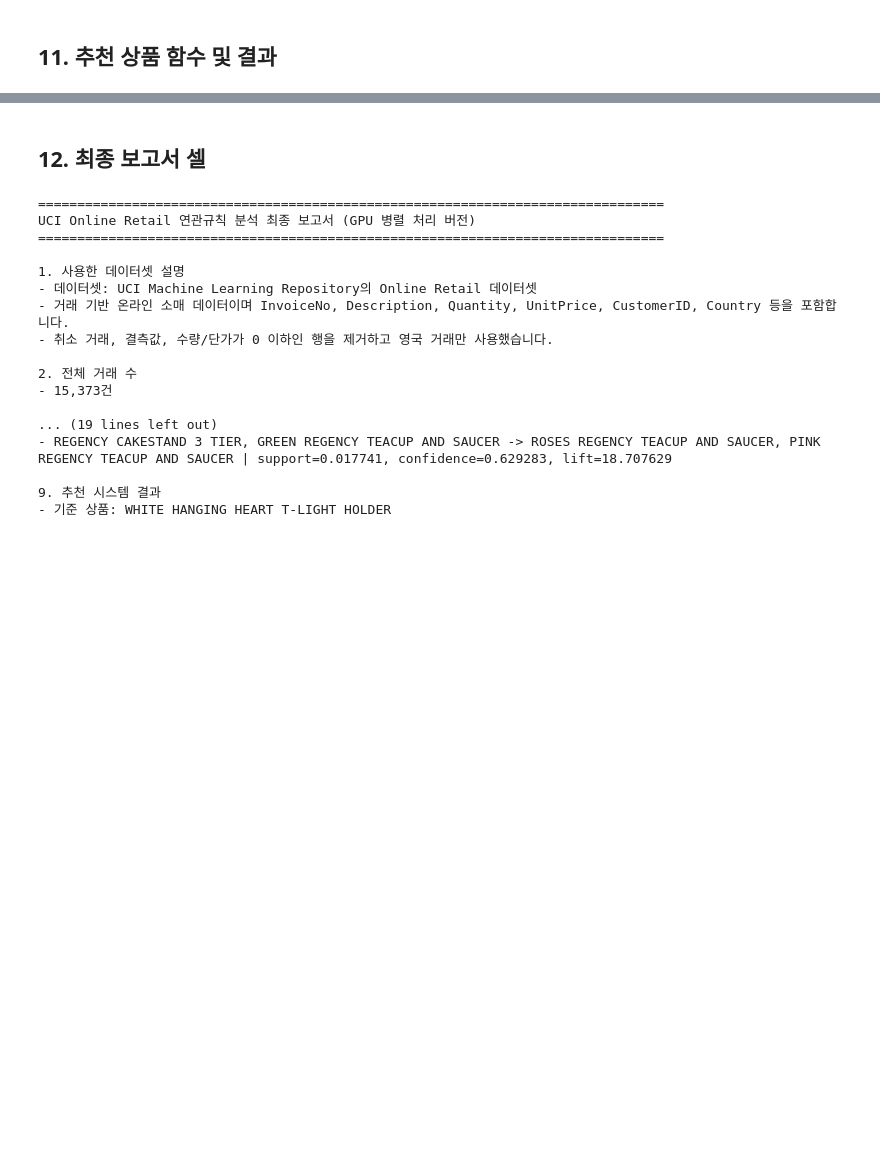
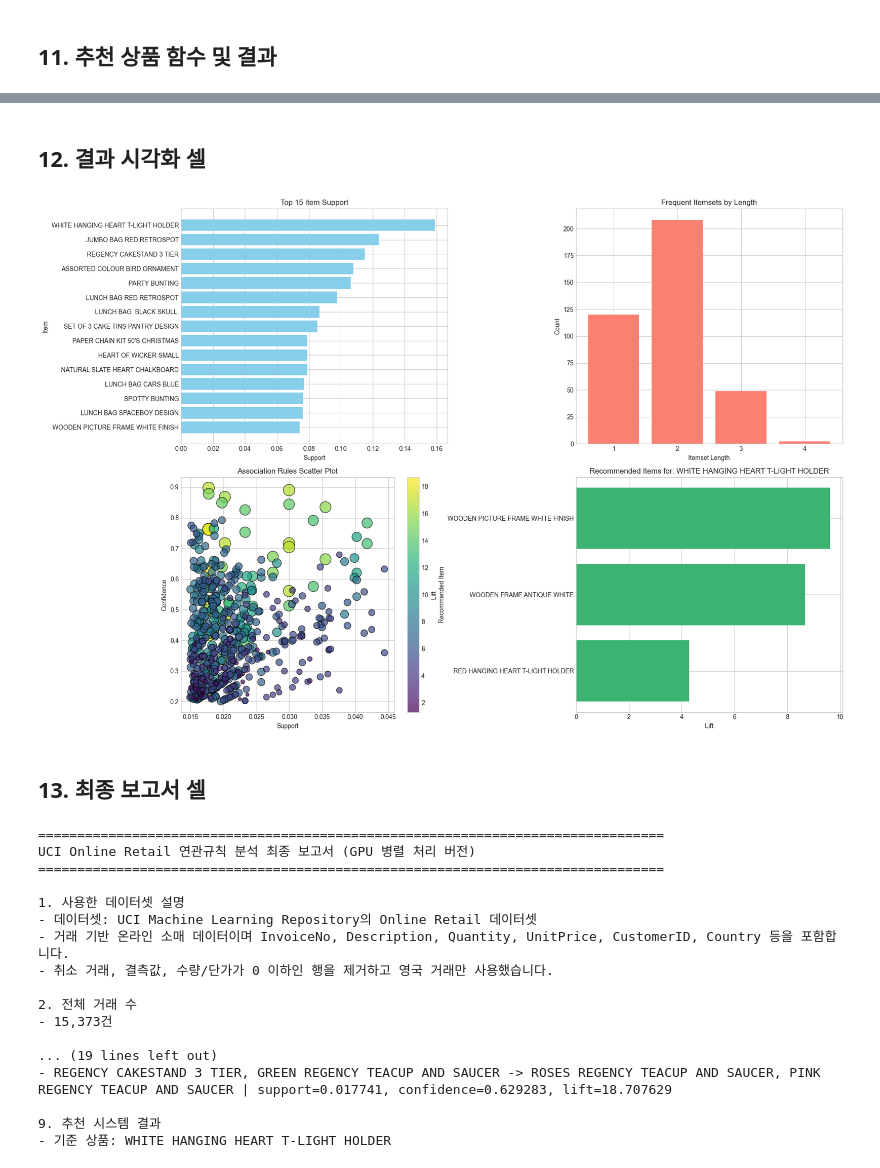
Before and after one commit to 1jelly7/test_python, a Jupyter notebook: uci_online_retail_association_rules.ipynb, the cells around one changed output, grey strips where cells are left out. Drawn from its saved outputs; the diff is of its cells as text; code cells hidden in the pictures; blank space fills up the shorter version.

Commit message:
Added visualization to association rules

```diff
--- a/uci_online_retail_association_rules.ipynb
+++ b/uci_online_retail_association_rules.ipynb
@@ -612,8 +612,78 @@ display(recommendations_df)
 | 0 | WHITE HANGING HEART T-LIGHT HOLDER | WOODEN PICTURE FRAME WHITE FINISH | 0.015633 | 0.712000 | 9.605251 | WHITE HANGING HEART T-LIGHT HOLDE... |
 | 1 | WHITE HANGING HEART T-LIGHT HOLDER | WOODEN FRAME ANTIQUE WHITE | 0.015633 | 0.583607 | 8.663552 | WHITE HANGING HEART T-LIGHT HOLDE... |
 | 2 | WHITE HANGING HEART T-LIGHT HOLDER | RED HANGING HEART T-LIGHT HOLDER | 0.037590 | 0.236726 | 4.278347 | WHITE HANGING HEART T-LIGHT HOLDE... |
+# %% [markdown]
+## 12. 결과 시각화 셀
+# %%
+# 시각화용 서브플롯 2행 2열을 생성합니다.
+fig, axes = plt.subplots(2, 2, figsize=(18, 12))
+
+# ------------------------------------------------------------
+# 1. 상위 15개 상품 Support
+# ------------------------------------------------------------
+top_items = item_support_df.head(15).iloc[::-1]
+
+axes[0, 0].barh(top_items['item'], top_items['support'], color='skyblue')
+axes[0, 0].set_title('Top 15 Item Support')
+axes[0, 0].set_xlabel('Support')
+axes[0, 0].set_ylabel('Item')
+
+# ------------------------------------------------------------
+# 2. Frequent Itemset 길이별 개수
+# ------------------------------------------------------------
+itemset_len_counts = frequent_itemsets_df['length'].value_counts().sort_index()
+
+axes[0, 1].bar(itemset_len_counts.index.astype(str), itemset_len_counts.values, color='salmon')
+axes[0, 1].set_title('Frequent Itemsets by Length')
+axes[0, 1].set_xlabel('Itemset Length')
+axes[0, 1].set_ylabel('Count')
+
+# ------------------------------------------------------------
+# 3. 연관규칙 산점도 (Support vs Confidence, Lift 색상)
+# ------------------------------------------------------------
+if len(rules_df) > 0:
+    scatter = axes[1, 0].scatter(
+        rules_df['support'],
+        rules_df['confidence'],
+        c=rules_df['lift'],
+        s=rules_df['lift'] * 20,
+        cmap='viridis',
+        alpha=0.7,
+        edgecolor='black'
+    )
+    axes[1, 0].set_title('Association Rules Scatter Plot')
+    axes[1, 0].set_xlabel('Support')
+    axes[1, 0].set_ylabel('Confidence')
+    cbar = fig.colorbar(scatter, ax=axes[1, 0])
+    cbar.set_label('Lift')
+else:
+    axes[1, 0].text(0.5, 0.5, '생성된 규칙이 없습니다.', ha='center', va='center', fontsize=12)
+    axes[1, 0].set_title('Association Rules Scatter Plot')
+    axes[1, 0].set_axis_off()
+
+# ------------------------------------------------------------
+# 4. 추천 상품 Lift 시각화
+# ------------------------------------------------------------
+if len(recommendations_df) > 0:
+    rec_plot_df = recommendations_df.head(10).iloc[::-1]
+    axes[1, 1].barh(rec_plot_df['recommended_item'], rec_plot_df['lift'], color='mediumseagreen')
+    axes[1, 1].set_title(f'Recommended Items for: {TARGET_ITEM}')
+    axes[1, 1].set_xlabel('Lift')
+    axes[1, 1].set_ylabel('Recommended Item')
+else:
+    axes[1, 1].text(0.5, 0.5, '추천 결과가 없습니다.', ha='center', va='center', fontsize=12)
+    axes[1, 1].set_title('Recommendation Results')
+    axes[1, 1].set_axis_off()
+
+# 전체 레이아웃이 겹치지 않도록 정리합니다.
+plt.tight_layout()
+
+# 그래프를 화면에 출력합니다.
+plt.show()
+# %% [output]
+[figure, added]
 # %% [markdown]
-## 12. 최종 보고서 셀
+## 13. 최종 보고서 셀
 # %%
 # 규칙 한 줄을 보기 좋게 문자열로 변환하는 함수를 정의합니다.
 def fmt_rule(row):
```
